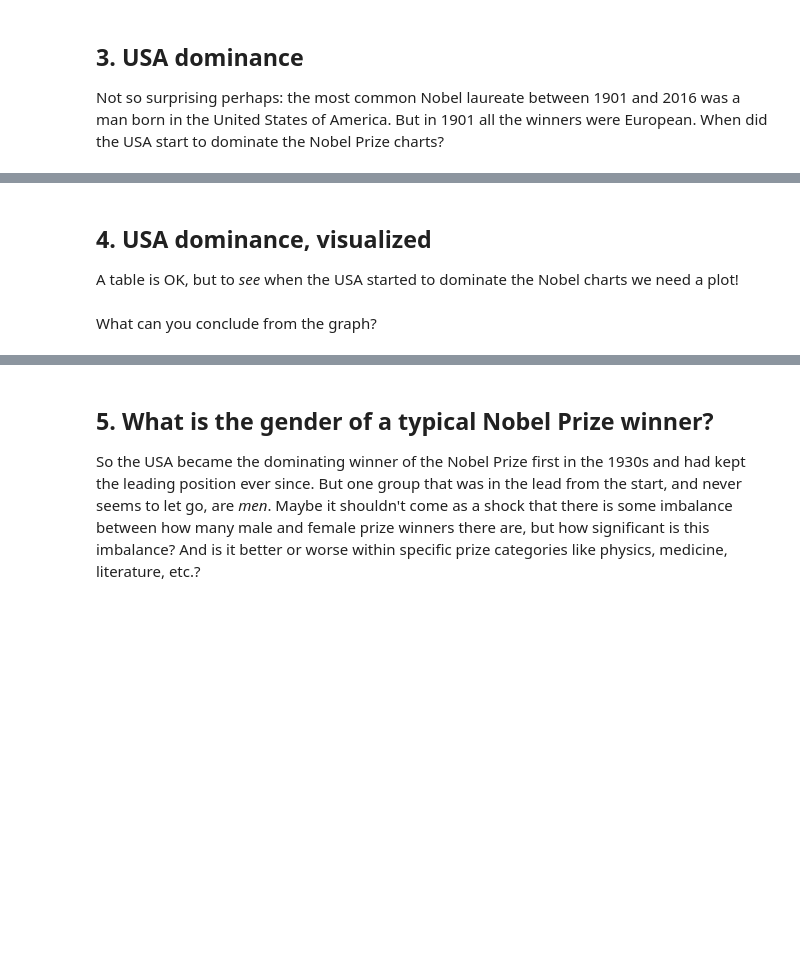
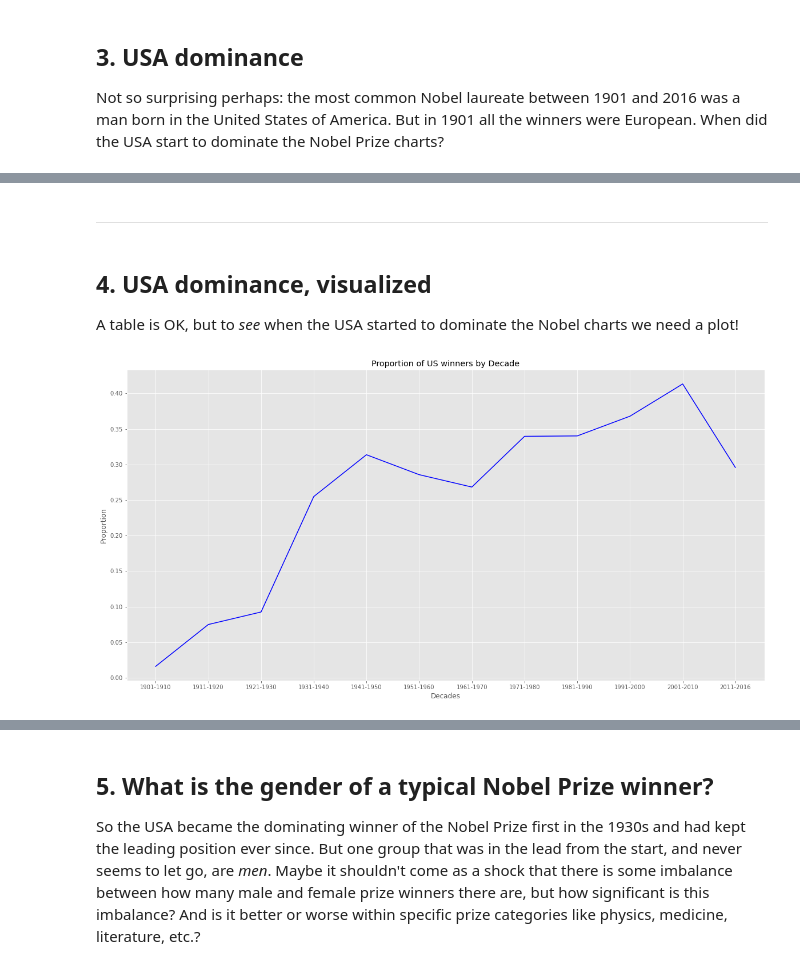
Before and after one commit to ThapeloMarakalla/A-Visual-History-of-Nobel-Prize-Winners, a Jupyter notebook: code/nobelprizewinners.ipynb, the cells around one changed output, grey strips where cells are left out. Drawn from its saved outputs; the diff is of its cells as text; code cells hidden in the pictures; blank space fills up the shorter version.

```diff
--- a/code/nobelprizewinners.ipynb
+++ b/code/nobelprizewinners.ipynb
@@ -118,11 +118,15 @@ Among the counries in the top 10, none of them is from the Southern Hemisphere.
 # %% [markdown]
 ## 3. USA dominance
 <p>Not so surprising perhaps: the most common Nobel laureate between 1901 and 2016 was a man born in the United States of America. But in 1901 all the winners were European. When did the USA start to dominate the Nobel Prize charts?</p>
-# %%
-# Calculating the proportion of USA born winners per decade
-nobel['usa_born_winner'] = ...
-nobel['decade'] = ...
-prop_usa_winners = ...
-
-# Display the proportions of USA born winners per decade
-# ... YOUR CODE FOR TASK 3 ...
+# %%
+# Calculating the proportion of USA born winners per decade
+nobel['usa_born_winner'] = nobel.birth_country == 'United States of America'
+nobel['decade'] = np.abs(1901 - nobel.year) // 10
+# pro_usa_winners = number of usa winners in each decade / number of winners in each dece
+prop_usa_winners = nobel[nobel.usa_born_winner == True]['decade'].value_counts().sort_index() / nobel['decade'].value_counts().sort_index()
+
+# Display the proportions of USA born winners per decade
+index = [str(x) + '-' + str(y) for x, y in zip(range(1901, 2022,10), range(1910, 2022,10))]
+index[-1] = '2011-2016'
+prop_usa_winners.index = index
+prop_usa_winners
@@ -129,3 +147,5 @@ prop_usa_winners = ...
+# %% [markdown]
+---
 # %% [markdown]
 ## 4. USA dominance, visualized
 <p>A table is OK, but to <em>see</em> when the USA started to dominate the Nobel charts we need a plot!</p>
@@ -134,2 +152,10 @@ prop_usa_winners = ...
-# %% [markdown]
-What can you conclude from the graph?
+# %%
+#using seaborn, plot the proportion of US winners by decade
+plt.figure(figsize=(20,10))
+sns.lineplot(x=prop_usa_winners.index, y=prop_usa_winners.values, color='b')
+plt.xlabel('Decades')
+plt.ylabel('Proportion')
+plt.title('Proportion of US winners by Decade')
+plt.show()
+# %% [output]
+[figure, added]
```
Also changed, not shown: parts of 4 cells of this notebook.
